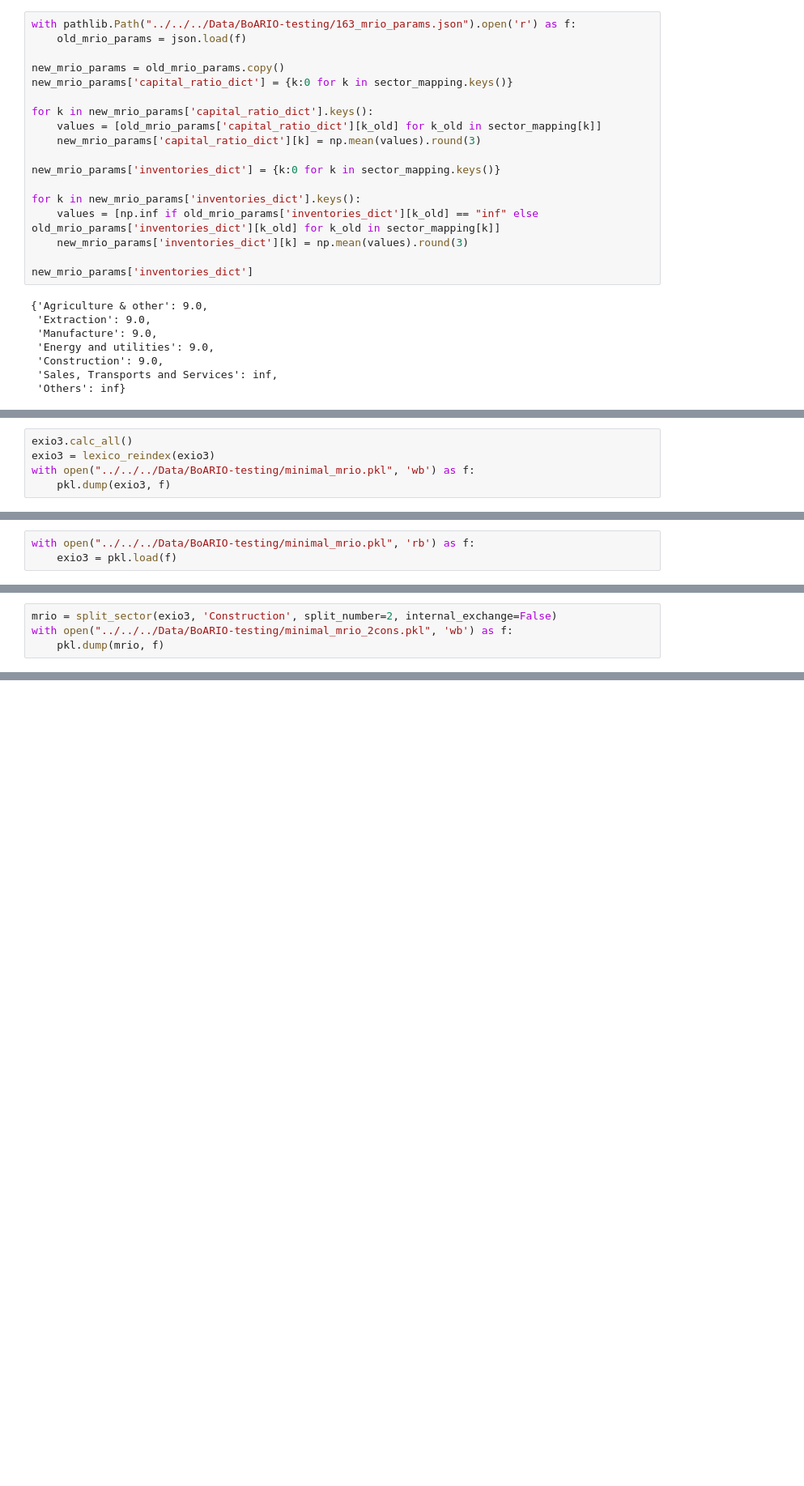
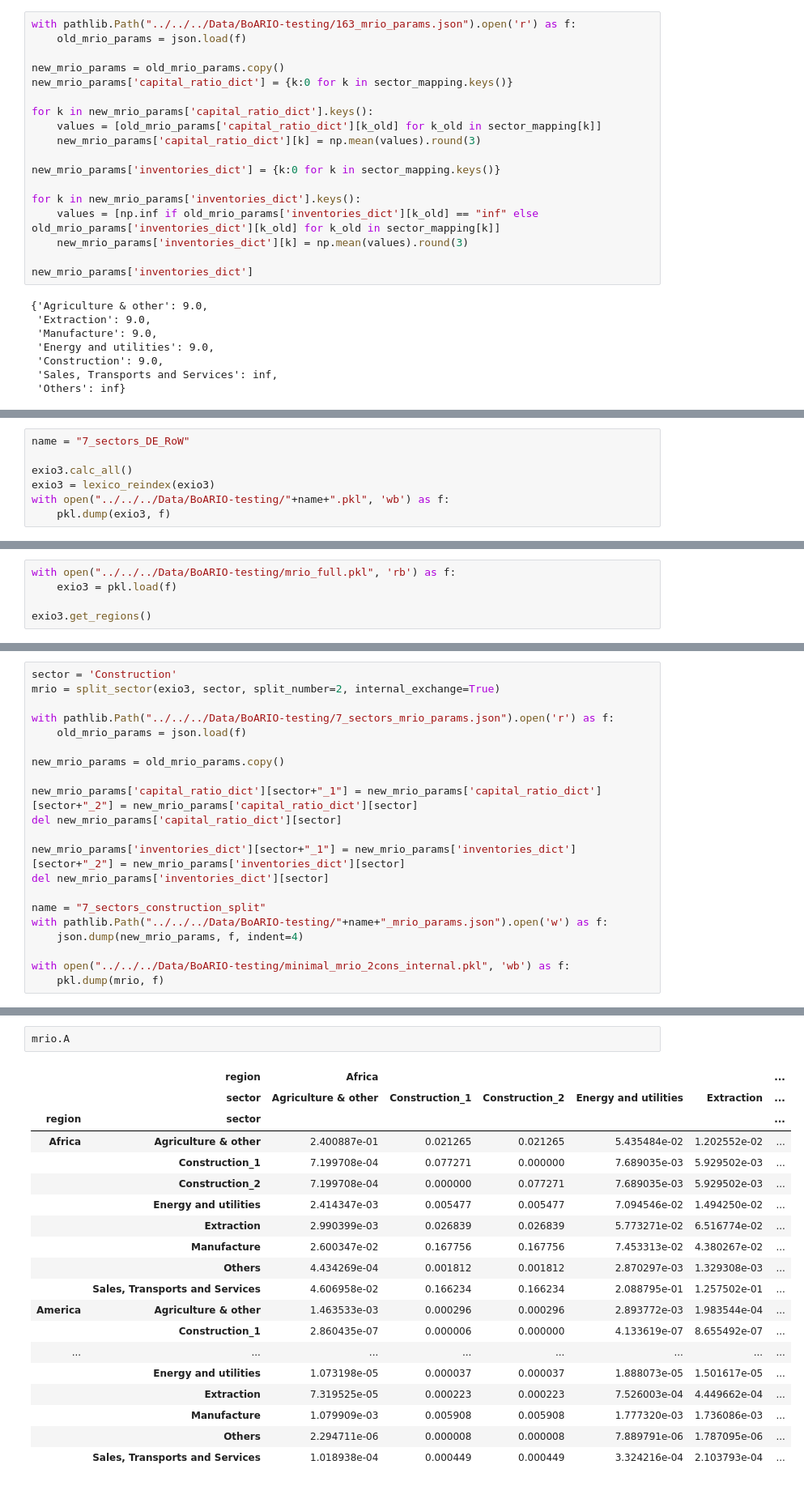
Before and after one commit to spjuhel/BoARIO, a Jupyter notebook: JupyNotebooks/small_mrio_testing.ipynb, the cells around one changed output, grey strips where cells are left out. Shown: that part at 81% size. Cells and saved outputs as stored; diff of their text form; blank space fills up the shorter version.

```diff
--- a/JupyNotebooks/small_mrio_testing.ipynb
+++ b/JupyNotebooks/small_mrio_testing.ipynb
@@ -127,5 +121,7 @@ list(old_sectors)
 # %%
+name = "7_sectors_DE_RoW"
+
 exio3.calc_all()
 exio3 = lexico_reindex(exio3)
-with open("../../../Data/BoARIO-testing/minimal_mrio.pkl", 'wb') as f:
+with open("../../../Data/BoARIO-testing/"+name+".pkl", 'wb') as f:
     pkl.dump(exio3, f)
@@ -141,3 +157,5 @@ plt.show()
 # %%
-with open("../../../Data/BoARIO-testing/minimal_mrio.pkl", 'rb') as f:
+with open("../../../Data/BoARIO-testing/mrio_full.pkl", 'rb') as f:
     exio3 = pkl.load(f)
+
+exio3.get_regions()
@@ -212,4 +263,21 @@ Index(['Agriculture & other', 'Construction', 'Energy and utilities',
 # %%
-mrio = split_sector(exio3, 'Construction', split_number=2, internal_exchange=False)
-with open("../../../Data/BoARIO-testing/minimal_mrio_2cons.pkl", 'wb') as f:
+sector = 'Construction'
+mrio = split_sector(exio3, sector, split_number=2, internal_exchange=True)
+
+with pathlib.Path("../../../Data/BoARIO-testing/7_sectors_mrio_params.json").open('r') as f:
+    old_mrio_params = json.load(f)
+
+new_mrio_params = old_mrio_params.copy()
+
+new_mrio_params['capital_ratio_dict'][sector+"_1"] = new_mrio_params['capital_ratio_dict'][sector+"_2"] = new_mrio_params['capital_ratio_dict'][sector]
+del new_mrio_params['capital_ratio_dict'][sector]
+
+new_mrio_params['inventories_dict'][sector+"_1"] = new_mrio_params['inventories_dict'][sector+"_2"] = new_mrio_params['inventories_dict'][sector]
+del new_mrio_params['inventories_dict'][sector]
+
+name = "7_sectors_construction_split"
+with pathlib.Path("../../../Data/BoARIO-testing/"+name+"_mrio_params.json").open('w') as f:
+    json.dump(new_mrio_params, f, indent=4)
+
+with open("../../../Data/BoARIO-testing/minimal_mrio_2cons_internal.pkl", 'wb') as f:
     pkl.dump(mrio, f)
@@ -215,0 +291,22 @@ with open("../../../Data/BoARIO-testing/minimal_mrio_2cons.pkl", 'wb') as f:
+# %%
+mrio.A
+# %% [output]
+|  | region | Africa |  |  |  |  | ... |
+|  | sector | Agriculture & other | Construction_1 | Construction_2 | Energy and utilities | Extraction | ... |
+| region | sector |  |  |  |  |  | ... |
+| Africa | Agriculture & other | 2.400887e-01 | 0.021265 | 0.021265 | 5.435484e-02 | 1.202552e-02 | ... |
+|  | Construction_1 | 7.199708e-04 | 0.077271 | 0.000000 | 7.689035e-03 | 5.929502e-03 | ... |
+|  | Construction_2 | 7.199708e-04 | 0.000000 | 0.077271 | 7.689035e-03 | 5.929502e-03 | ... |
+|  | Energy and utilities | 2.414347e-03 | 0.005477 | 0.005477 | 7.094546e-02 | 1.494250e-02 | ... |
+|  | Extraction | 2.990399e-03 | 0.026839 | 0.026839 | 5.773271e-02 | 6.516774e-02 | ... |
+|  | Manufacture | 2.600347e-02 | 0.167756 | 0.167756 | 7.453313e-02 | 4.380267e-02 | ... |
+|  | Others | 4.434269e-04 | 0.001812 | 0.001812 | 2.870297e-03 | 1.329308e-03 | ... |
+|  | Sales, Transports and Services | 4.606958e-02 | 0.166234 | 0.166234 | 2.088795e-01 | 1.257502e-01 | ... |
+| America | Agriculture & other | 1.463533e-03 | 0.000296 | 0.000296 | 2.893772e-03 | 1.983544e-04 | ... |
+|  | Construction_1 | 2.860435e-07 | 0.000006 | 0.000000 | 4.133619e-07 | 8.655492e-07 | ... |
+| ... | ... | ... | ... | ... | ... | ... | ... |
+|  | Energy and utilities | 1.073198e-05 | 0.000037 | 0.000037 | 1.888073e-05 | 1.501617e-05 | ... |
+|  | Extraction | 7.319525e-05 | 0.000223 | 0.000223 | 7.526003e-04 | 4.449662e-04 | ... |
+|  | Manufacture | 1.079909e-03 | 0.005908 | 0.005908 | 1.777320e-03 | 1.736086e-03 | ... |
+|  | Others | 2.294711e-06 | 0.000008 | 0.000008 | 7.889791e-06 | 1.787095e-06 | ... |
+|  | Sales, Transports and Services | 1.018938e-04 | 0.000449 | 0.000449 | 3.324216e-04 | 2.103793e-04 | ... |
```
Also changed, not shown: parts of 10 cells of this notebook, 2 other files.
